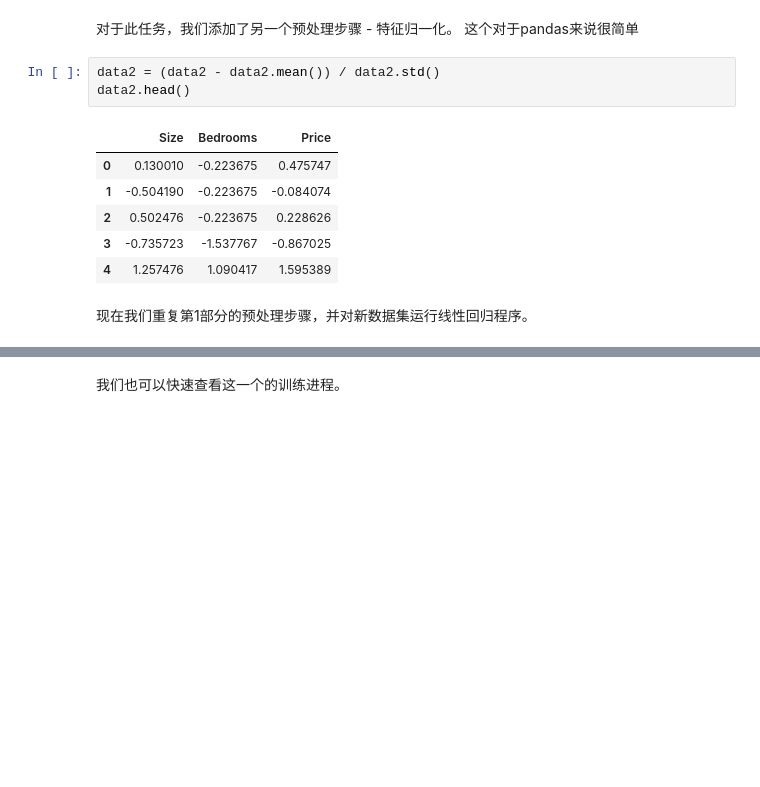
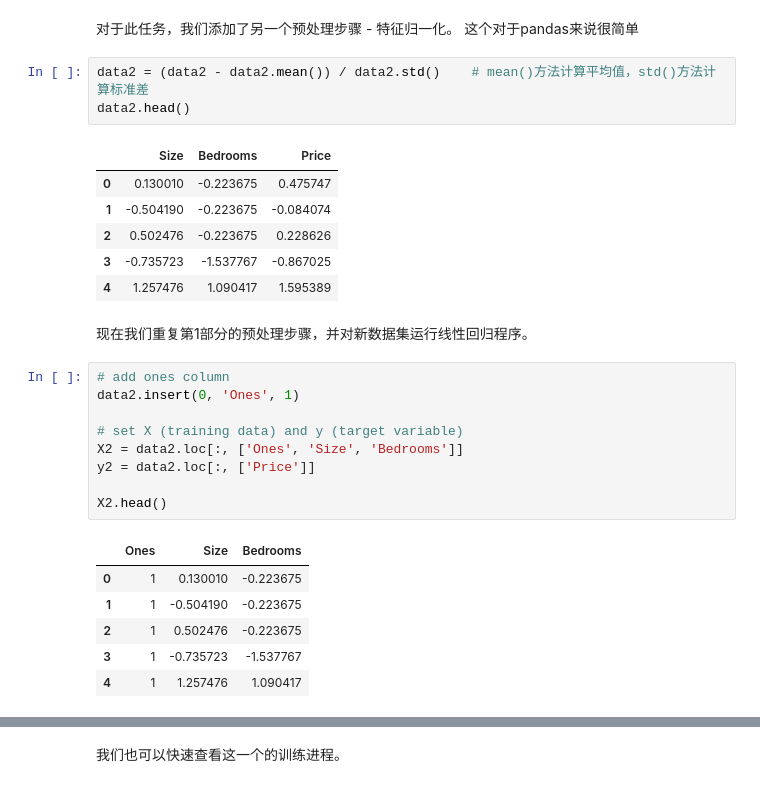
Before and after one commit to PowersYang/Coursera_ML_Exercise, a Jupyter notebook: machine-learning-ex1/ex1.ipynb, the cells around one changed output, grey strips where cells are left out. Cells and saved outputs as stored; diff of their text form; blank space fills up the shorter version.

```diff
--- a/machine-learning-ex1/ex1.ipynb
+++ b/machine-learning-ex1/ex1.ipynb
@@ -197,7 +196,7 @@ data2.head()
 # %% [markdown]
 对于此任务，我们添加了另一个预处理步骤 - 特征归一化。 这个对于pandas来说很简单
 # %%
-data2 = (data2 - data2.mean()) / data2.std()
+data2 = (data2 - data2.mean()) / data2.std()    # mean()方法计算平均值，std()方法计算标准差
 data2.head()
 # %% [output]
 |  | Size | Bedrooms | Price |
@@ -208,3 +207,19 @@ data2.head()
 | 4 | 1.257476 | 1.090417 | 1.595389 |
 # %% [markdown]
 现在我们重复第1部分的预处理步骤，并对新数据集运行线性回归程序。
+# %%
+# add ones column
+data2.insert(0, 'Ones', 1)
+
+# set X (training data) and y (target variable)
+X2 = data2.loc[:, ['Ones', 'Size', 'Bedrooms']]
+y2 = data2.loc[:, ['Price']]
+
+X2.head()
+# %% [output]
+|  | Ones | Size | Bedrooms |
+| 0 | 1 | 0.130010 | -0.223675 |
+| 1 | 1 | -0.504190 | -0.223675 |
+| 2 | 1 | 0.502476 | -0.223675 |
+| 3 | 1 | -0.735723 | -1.537767 |
+| 4 | 1 | 1.257476 | 1.090417 |
```
Also changed, not shown: parts of 7 cells of this notebook.
